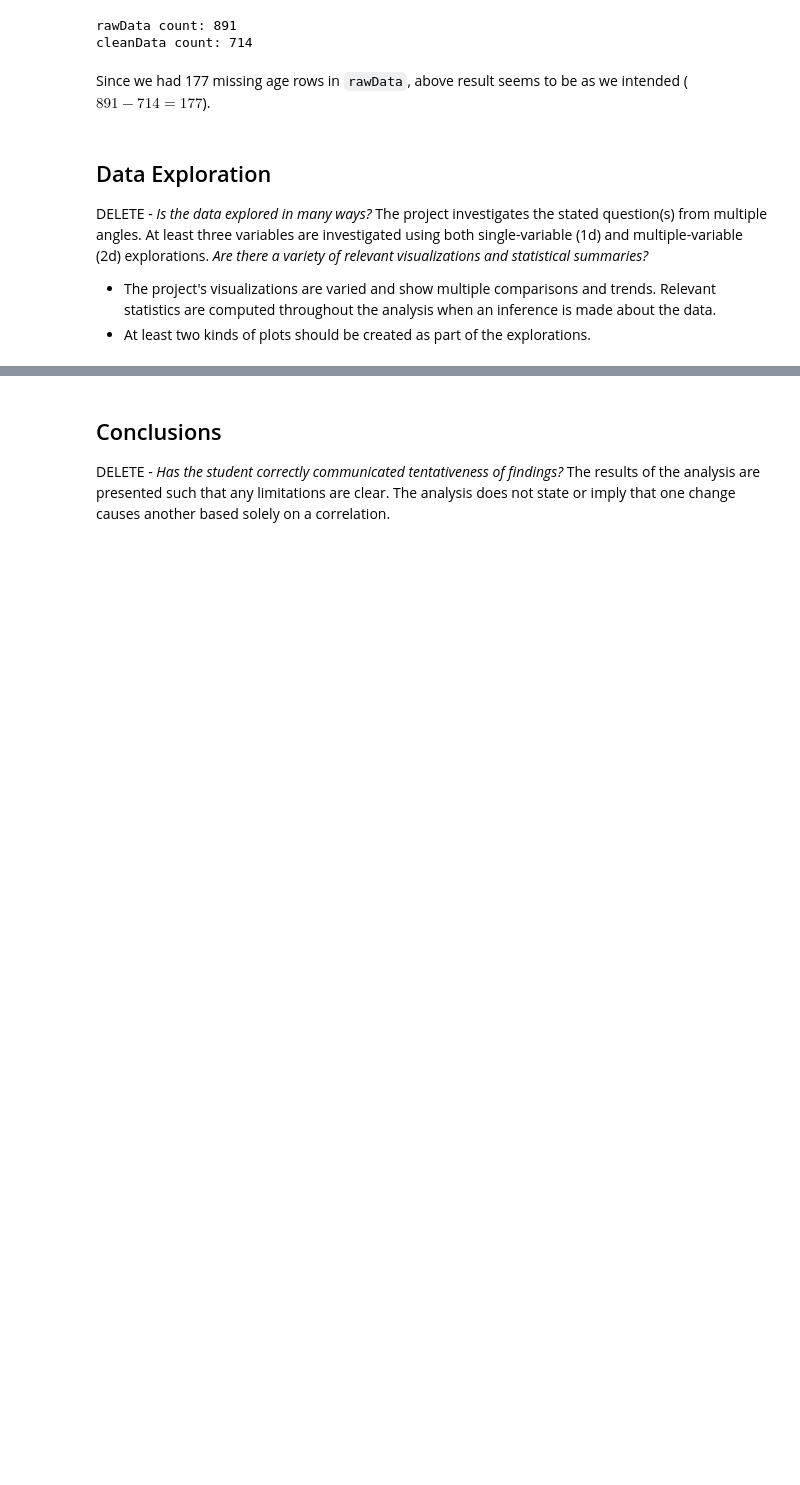
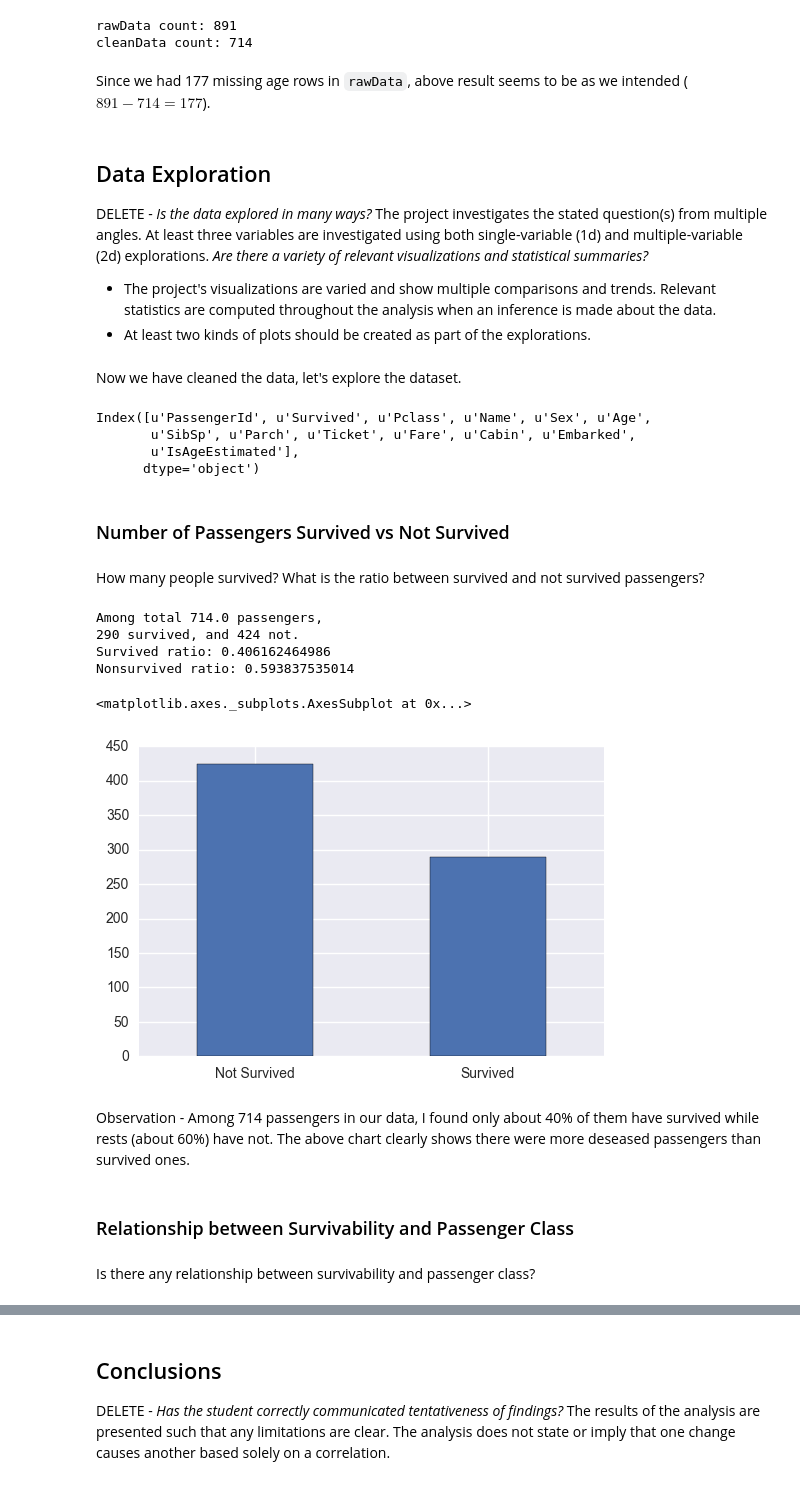
Before and after one commit to ilho-tiger/data-analytics-udacity, a Jupyter notebook: p2/Analysis on Titanic dataset.ipynb, the cells around one changed output, grey strips where cells are left out. Saved outputs shown, nothing was run; the diff lists cells and outputs as text; code cells hidden in the pictures; blank space fills up the shorter version.

```diff
--- a/p2/Analysis on Titanic dataset.ipynb
+++ b/p2/Analysis on Titanic dataset.ipynb
@@ -214,3 +216,40 @@ The project investigates the stated question(s) from multiple angles. At least t
 *Are there a variety of relevant visualizations and statistical summaries?*
   - The project's visualizations are varied and show multiple comparisons and trends. Relevant statistics are computed throughout the analysis when an inference is made about the data.
   - At least two kinds of plots should be created as part of the explorations.
+# %% [markdown]
+Now we have cleaned the data, let's explore the dataset.
+# %%
+cleanedData.columns
+# %% [output]
+Index([u'PassengerId', u'Survived', u'Pclass', u'Name', u'Sex', u'Age',
+       u'SibSp', u'Parch', u'Ticket', u'Fare', u'Cabin', u'Embarked',
+       u'IsAgeEstimated'],
+      dtype='object')
+# %% [markdown]
+### Number of Passengers Survived vs Not Survived
+# %% [markdown]
+How many people survived? What is the ratio between survived and not survived passengers?
+# %%
+total = cleanedData['Survived'].describe()['count']
+survived_count = cleanedData['Survived'].value_counts()
+print 'Among total {0} passengers,'.format(total)
+print '{0} survived, and {1} not.'.format(survived_count[1], survived_count[0])
+print 'Survived ratio: {0}'.format(survived_count[1] / total)
+print 'Nonsurvived ratio: {0}'.format(survived_count[0] / total)
+# %% [output]
+Among total 714.0 passengers,
+290 survived, and 424 not.
+Survived ratio: 0.406162464986
+Nonsurvived ratio: 0.593837535014
+# %%
+survived_count.index = ['Not Survived', 'Survived']
+survived_count.plot(kind='bar', rot=0)
+# %% [output]
+<matplotlib.axes._subplots.AxesSubplot at 0x...>
+[figure, added]
+# %% [markdown]
+Observation - Among 714 passengers in our data, I found only about 40% of them have survived while rests (about 60%) have not. The above chart clearly shows there were more deseased passengers than survived ones.
+# %% [markdown]
+### Relationship between Survivability and Passenger Class
+# %% [markdown]
+Is there any relationship between survivability and passenger class?
```
Also changed, not shown: parts of 18 cells of this notebook, 1 other file.
